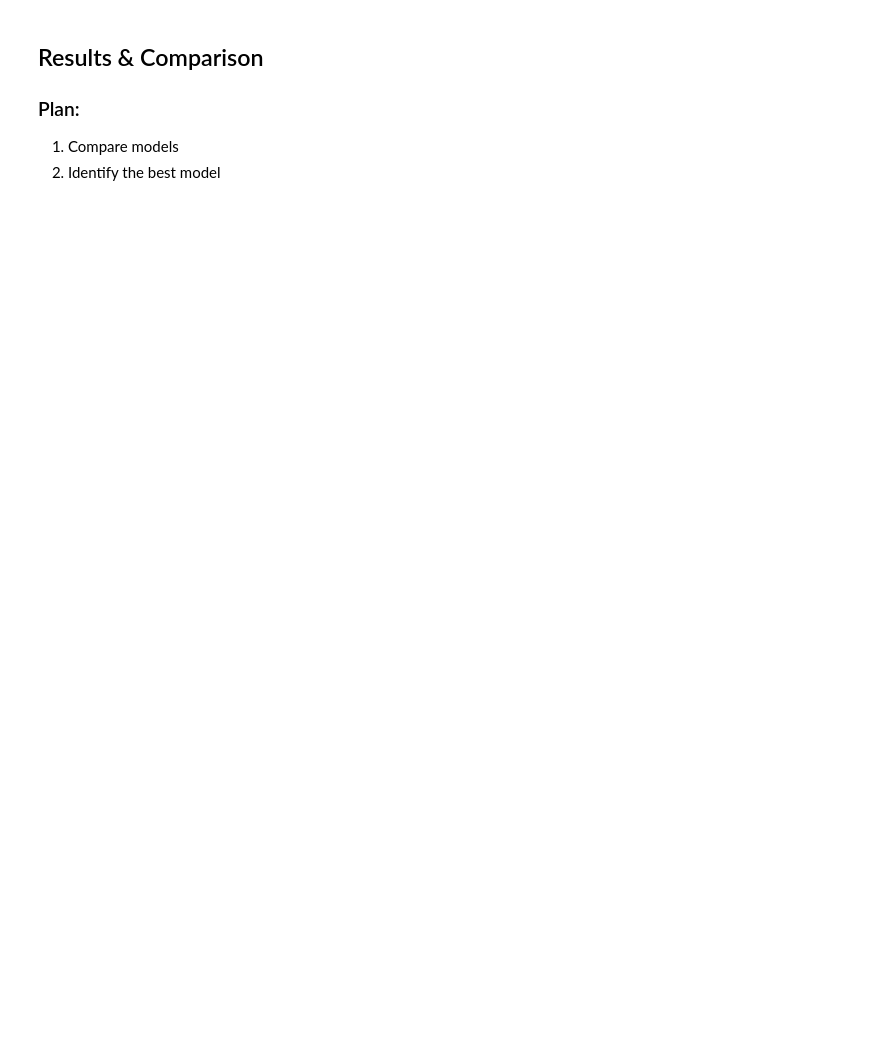
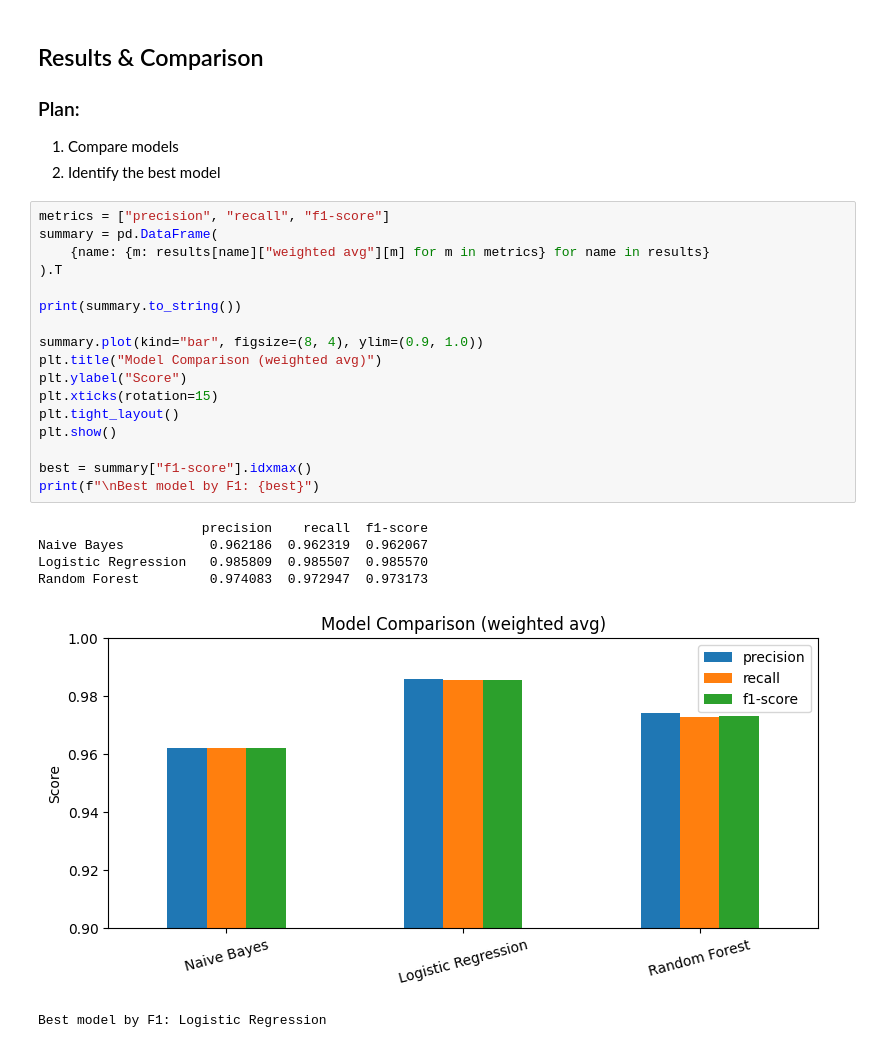
Before and after one commit to kevinhav/data_620, a Jupyter notebook: assignment6/assignment6.ipynb, the cells around one changed output. Cells and saved outputs as stored; diff of their text form; blank space fills up the shorter version.

```diff
--- a/assignment6/assignment6.ipynb
+++ b/assignment6/assignment6.ipynb
@@ -57,6 +216,30 @@
 ### Plan:
 1. Compare models
 2. Identify the best model
+# %%
+metrics = ["precision", "recall", "f1-score"]
+summary = pd.DataFrame(
+    {name: {m: results[name]["weighted avg"][m] for m in metrics} for name in results}
+).T
+
+print(summary.to_string())
+
+summary.plot(kind="bar", figsize=(8, 4), ylim=(0.9, 1.0))
+plt.title("Model Comparison (weighted avg)")
+plt.ylabel("Score")
+plt.xticks(rotation=15)
+plt.tight_layout()
+plt.show()
+
+best = summary["f1-score"].idxmax()
+print(f"\nBest model by F1: {best}")
+# %% [output]
+                     precision    recall  f1-score
+Naive Bayes           0.962186  0.962319  0.962067
+Logistic Regression   0.985809  0.985507  0.985570
+Random Forest         0.974083  0.972947  0.973173
+[figure, added]
+Best model by F1: Logistic Regression
 # %% [markdown]
 ## Conclusion
 
```
Also changed, not shown: parts of 16 cells of this notebook, 3 other files.
